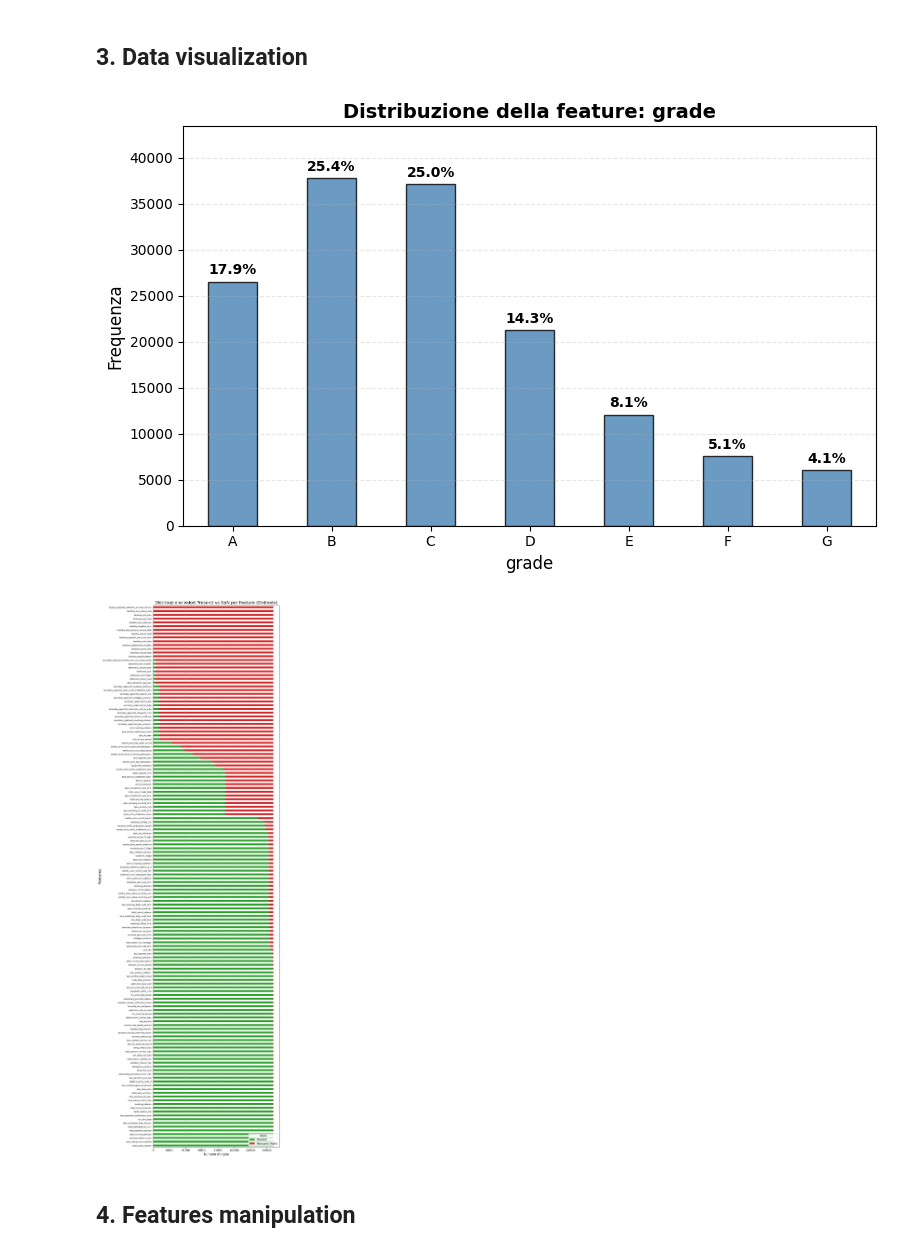
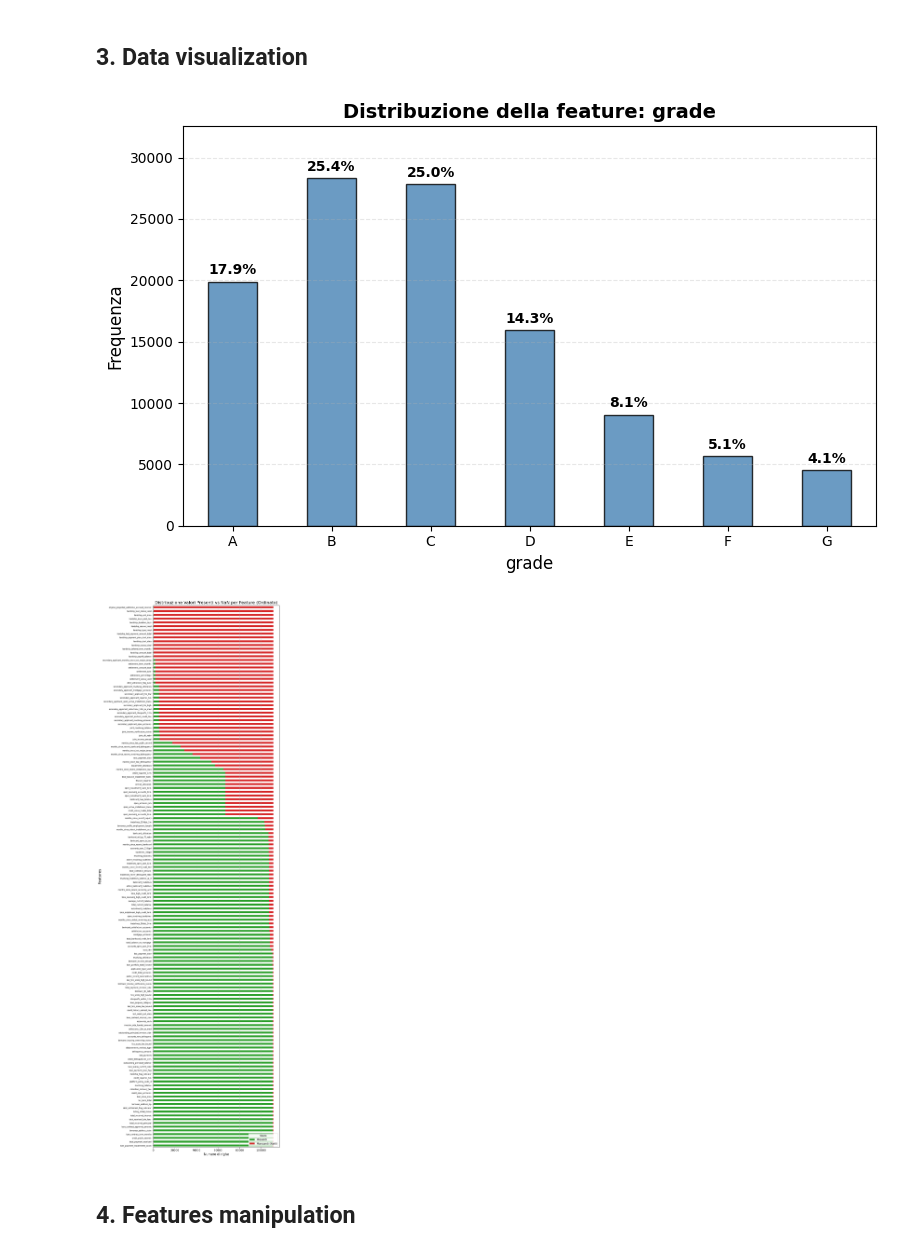
Before and after one commit to gabb-OS/loan-risk-rating-prediction, a Jupyter notebook: src/train/train.ipynb, the cells around one changed output. Saved outputs shown, nothing was run; the diff lists cells and outputs as text; code cells hidden in the pictures.

```diff
--- a/src/train/train.ipynb
+++ b/src/train/train.ipynb
@@ -122,11 +125,11 @@ y = df["grade"]
 # %% [markdown]
 ## 3. Data visualization
 # %%
-plot_feature_distribution(y, "grade")
-plot_nan(X)
+plot_feature_distribution(y_train, "grade")
+plot_nan(X_train)
 # %% [output]
-[figure, old version]
+[figure, new version]
-[figure, old version]
+[figure, new version]
 # %% [markdown]
 ## 4. Features manipulation
 # %%
```
Also changed, not shown: parts of 16 cells of this notebook, 3 other files.
